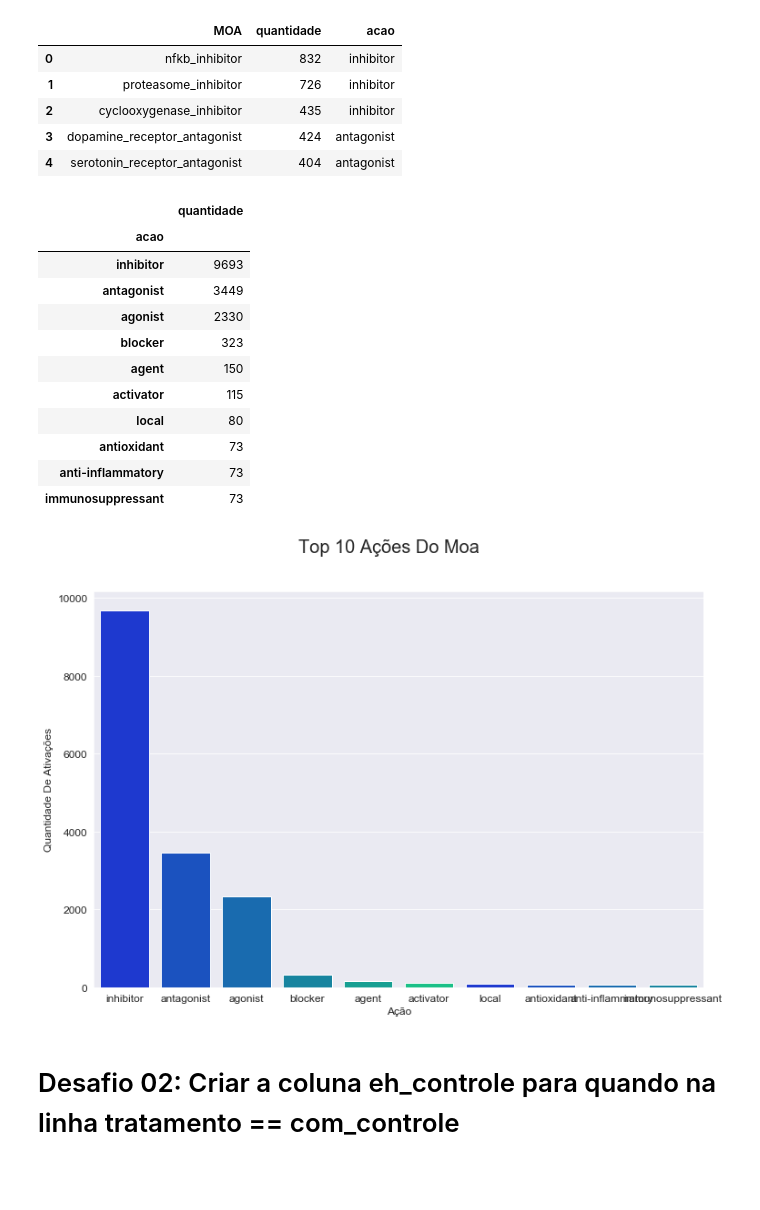
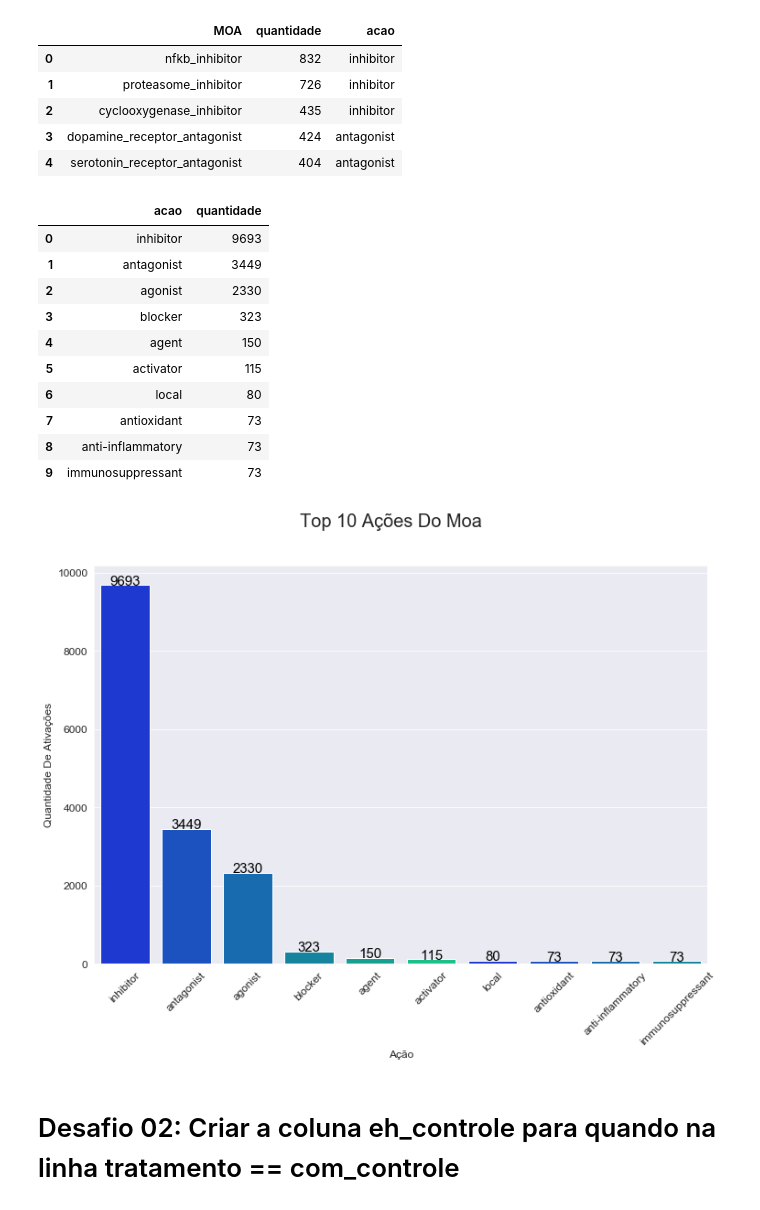
Before and after one commit to PedroHCAlmeida/imersao_dados3, a Jupyter notebook: Aula_4.ipynb, the cells around one changed output. Cells and saved outputs as stored; diff of their text form; code cells hidden in the pictures; blank space fills up the shorter version.

```diff
--- a/Aula_4.ipynb
+++ b/Aula_4.ipynb
@@ -92,44 +92,49 @@ dados_moa.head()
 | 4 | serotonin_receptor_antagonist | 404 | antagonist |
 # %%
 top_10_acoes = dados_moa.groupby('acao').agg({'quantidade':'sum'}).sort_values('quantidade', ascending=False).head(10)
+top_10_acoes = top_10_acoes.reset_index()
 top_10_acoes
 # %% [output]
-|  | quantidade |
-| acao |  |
-| inhibitor | 9693 |
-| antagonist | 3449 |
-| agonist | 2330 |
-| blocker | 323 |
-| agent | 150 |
-| activator | 115 |
-| local | 80 |
-| antioxidant | 73 |
-| anti-inflammatory | 73 |
-| immunosuppressant | 73 |
+|  | acao | quantidade |
+| 0 | inhibitor | 9693 |
+| 1 | antagonist | 3449 |
+| 2 | agonist | 2330 |
+| 3 | blocker | 323 |
+| 4 | agent | 150 |
+| 5 | activator | 115 |
+| 6 | local | 80 |
+| 7 | antioxidant | 73 |
+| 8 | anti-inflammatory | 73 |
+| 9 | immunosuppressant | 73 |
 # %%
 #Criando a figura
 fig, ax = plt.subplots(figsize = (12,8))
 
 #Setando a cor
 sns.set_palette(sns.color_palette("winter"),10)
 
 #Mudando o estilo de fundo
 sns.set_style('darkgrid')
 
 #Criando o gráfico
-sns.barplot(data=top_10_acoes.reset_index(), x='acao', y='quantidade', ax=ax)
+sns.barplot(data=top_10_acoes, x='acao', y='quantidade', ax=ax)
 
 #Plotando as legendas e mudando o tamanho das fontes
 fig.suptitle('Top 10 Ações Do Moa', fontsize=20)
 ax.set_xlabel('Ação', fontsize=12)
 ax.set_ylabel('Quantidade De Ativações', fontsize=12)
 plt.xticks(fontsize=12)
 plt.yticks(fontsize=12)
 
+#Adicionando os valores acima da barra
+for index, row in top_10_acoes.iterrows():
+    ax.text(index, row['quantidade'], row['quantidade'], color='black', ha="center", fontsize=15)
+plt.xticks(rotation= 45)
+
 #Mostrando o gráfico
 plt.show()
 # %% [output]
-[figure, old version]
+[figure, new version]
 # %% [markdown]
 # Desafio 02: Criar a coluna eh_controle para quando na linha tratamento == com_controle
 # %%
```
Also changed, not shown: parts of 1 cell of this notebook.
